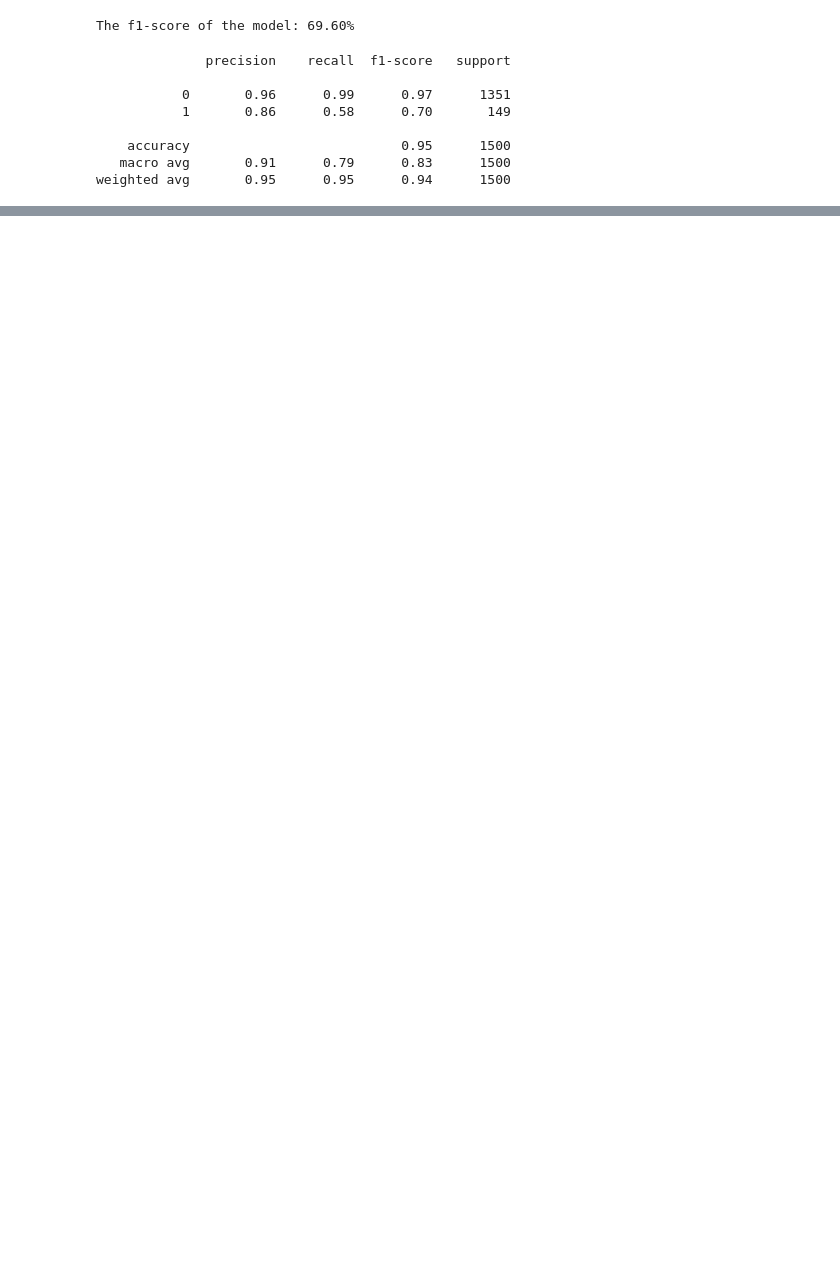
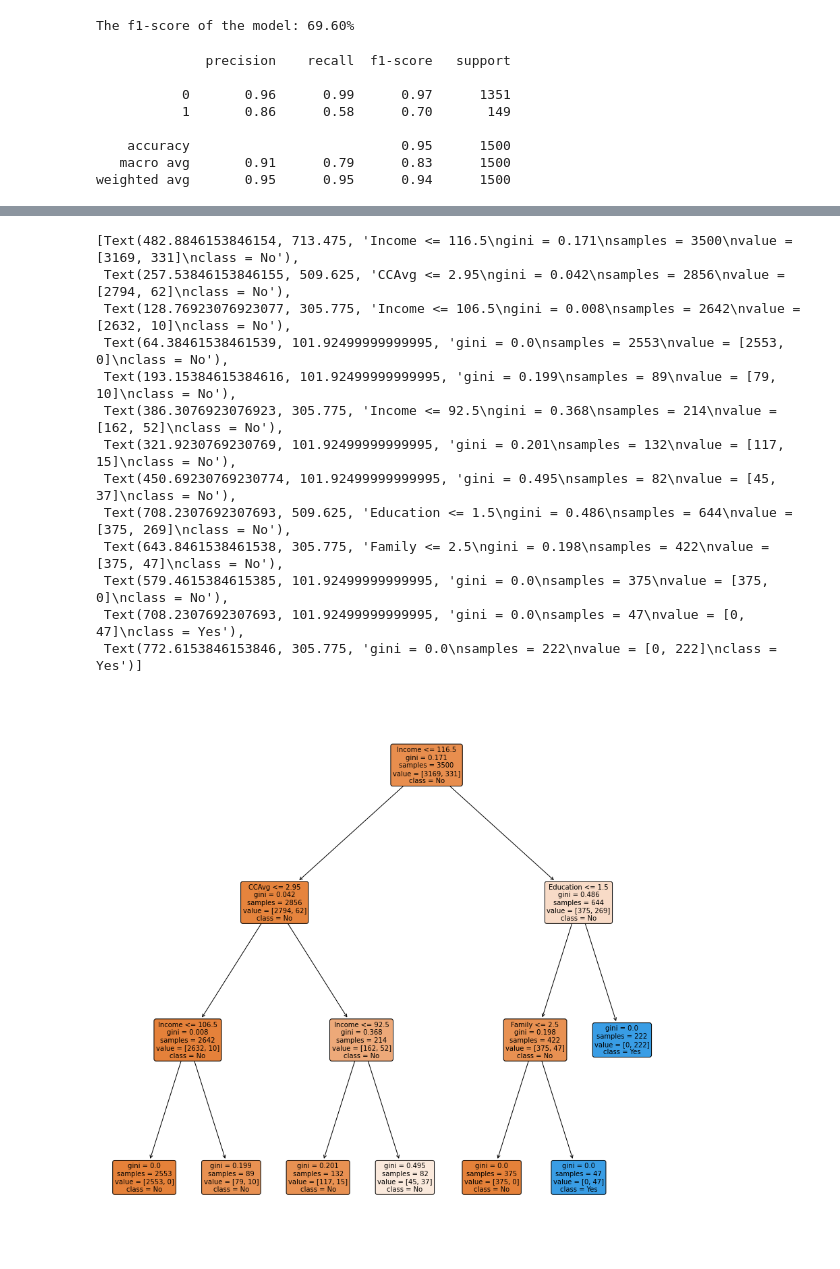
Before and after one commit to abbylmm/pf_cross_sell, a Jupyter notebook: pf_cross_sell.ipynb, the cells around one changed output, grey strips where cells are left out. Cells and saved outputs as stored; diff of their text form; code cells hidden in the pictures; blank space fills up the shorter version.

```diff
--- a/pf_cross_sell.ipynb
+++ b/pf_cross_sell.ipynb
@@ -448,0 +481,24 @@ ax.yaxis.set_ticklabels(['No PF', 'Yes PF'])
+# %%
+columns = list(X_train.columns)
+plt.figure(figsize=(15,15))
+tree.plot_tree(model,
+               fontsize=10,
+               feature_names=columns,
+               class_names=['No', 'Yes'],
+               filled=True,
+               rounded=True)
+# %% [output]
+[Text(482.8846153846154, 713.475, 'Income <= 116.5\ngini = 0.171\nsamples = 3500\nvalue = [3169, 331]\nclass = No'),
+ Text(257.53846153846155, 509.625, 'CCAvg <= 2.95\ngini = 0.042\nsamples = 2856\nvalue = [2794, 62]\nclass = No'),
+ Text(128.76923076923077, 305.775, 'Income <= 106.5\ngini = 0.008\nsamples = 2642\nvalue = [2632, 10]\nclass = No'),
+ Text(64.38461538461539, 101.92499999999995, 'gini = 0.0\nsamples = 2553\nvalue = [2553, 0]\nclass = No'),
+ Text(193.15384615384616, 101.92499999999995, 'gini = 0.199\nsamples = 89\nvalue = [79, 10]\nclass = No'),
+ Text(386.3076923076923, 305.775, 'Income <= 92.5\ngini = 0.368\nsamples = 214\nvalue = [162, 52]\nclass = No'),
+ Text(321.9230769230769, 101.92499999999995, 'gini = 0.201\nsamples = 132\nvalue = [117, 15]\nclass = No'),
+ Text(450.69230769230774, 101.92499999999995, 'gini = 0.495\nsamples = 82\nvalue = [45, 37]\nclass = No'),
+ Text(708.2307692307693, 509.625, 'Education <= 1.5\ngini = 0.486\nsamples = 644\nvalue = [375, 269]\nclass = No'),
+ Text(643.8461538461538, 305.775, 'Family <= 2.5\ngini = 0.198\nsamples = 422\nvalue = [375, 47]\nclass = No'),
+ Text(579.4615384615385, 101.92499999999995, 'gini = 0.0\nsamples = 375\nvalue = [375, 0]\nclass = No'),
+ Text(708.2307692307693, 101.92499999999995, 'gini = 0.0\nsamples = 47\nvalue = [0, 47]\nclass = Yes'),
+ Text(772.6153846153846, 305.775, 'gini = 0.0\nsamples = 222\nvalue = [0, 222]\nclass = Yes')]
+[figure, added]
```
Also changed, not shown: parts of 28 cells of this notebook.
